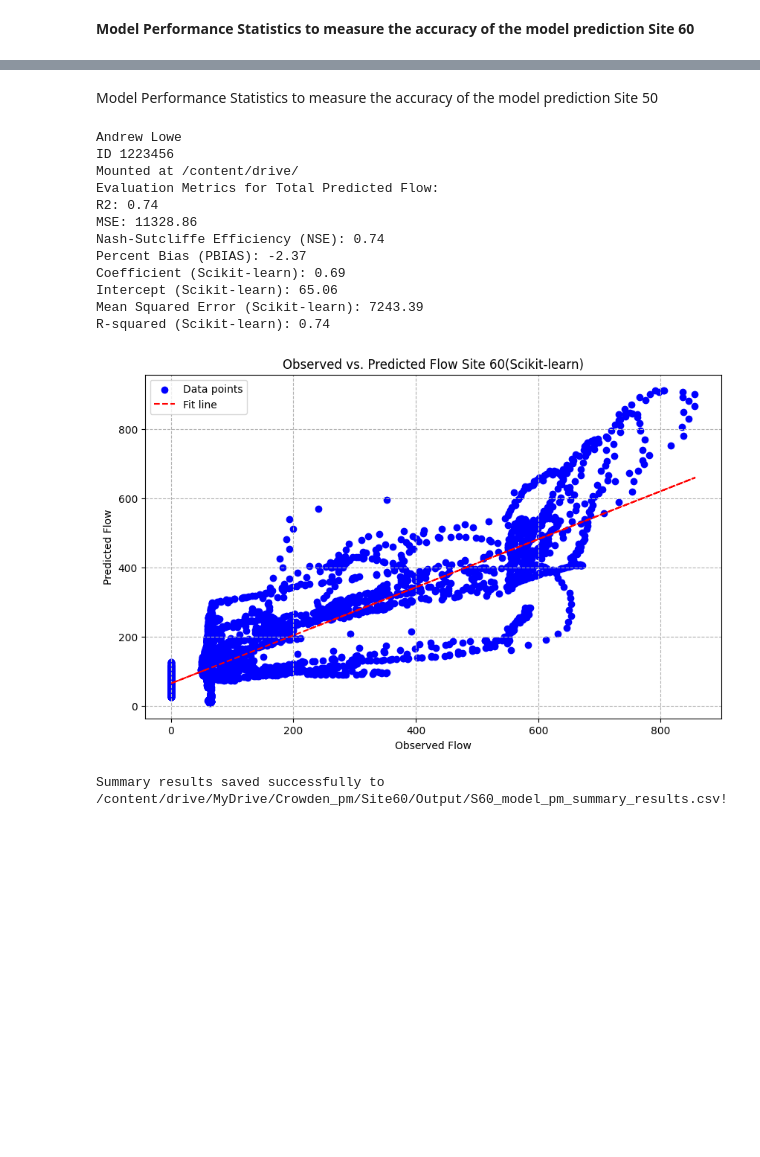
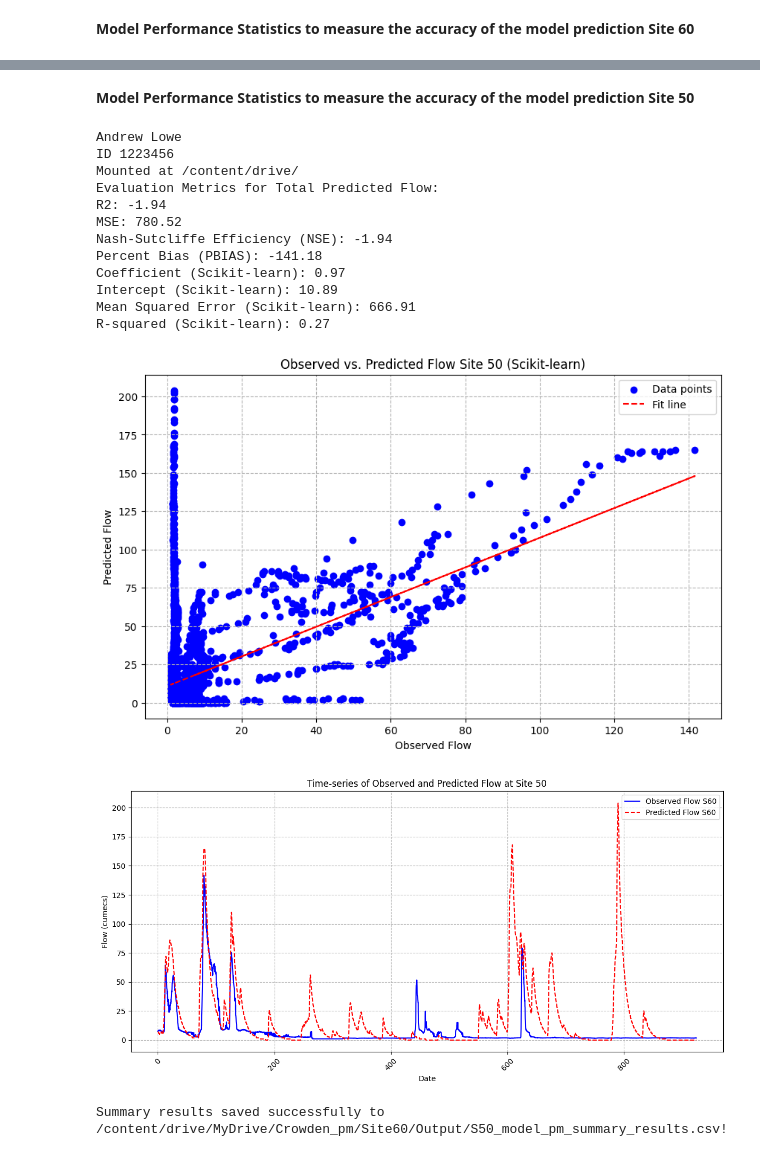
Before and after one commit to AndrewLoweUoM/lake_district, a Jupyter notebook: Crowden_Model_Performance.ipynb, the cells around one changed output, grey strips where cells are left out. Cells and saved outputs as stored; diff of their text form; code cells hidden in the pictures; blank space fills up the shorter version.

```diff
--- a/Crowden_Model_Performance.ipynb
+++ b/Crowden_Model_Performance.ipynb
@@ -46,5 +190,5 @@ This Python code evaulates the accuarcy of the predicted flows against the obser
 # %% [markdown]
-Model Performance Statistics to measure the accuracy of the model prediction Site 50
+**Model Performance Statistics to measure the accuracy of the model prediction Site 50**
 # %%
 # Check model accuracy using performance measures.
 
@@ -66,7 +210,7 @@ print('ID 1223456')
 drive.mount('/content/drive/', force_remount=True)
 
 # Load the flow data CSV file from Google Drive (files in folder 'Previous Input Files')
-file_path = '/content/drive/MyDrive/Crowden_pm/Site60/Input/S50_TS_2018_ReFH.csv'
+file_path = '/content/drive/MyDrive/Crowden_pm/Site50/Input/S50_TS_2018_ReFH.csv'
 
 # Read flow data from CSV file
 flow_data = pd.read_csv(file_path)
@@ -74,6 +218,7 @@ flow_data = pd.read_csv(file_path)
 # Extract the first and second columns of data
 obs_data = flow_data['Observed Flow S50']
 pred_data = flow_data['Predicted Flow S50']
+time = flow_data['Time']
 
 # EVALUATE THE PERFORMANCE OF THE RUNOFF MODEL
 
@@ -127,41 +272,57 @@ r2_sklearn = r2_score(pred_flow_y, pred_flow_y_pred_sklearn)
 print(f"Mean Squared Error (Scikit-learn): {mse_sklearn:.2f}")
 print(f"R-squared (Scikit-learn): {r2_sklearn:.2f}")
 
 # CREATE SCATTER PLOT OF OBSERVED FLOW AND PREDICTED FLOW
 
 # Scatter plot of actual vs. predicted values and fitting a linear regression model using Scikit-learn
 plt.figure(figsize=(10, 6))
 plt.scatter(obs_data, pred_data, color='blue', label='Data points')
 plt.plot(obs_data, pred_flow_y_pred_sklearn, color='red', linestyle='--', label='Fit line')
 plt.xlabel('Observed Flow')
 plt.ylabel('Predicted Flow')
-plt.title('Observed vs. Predicted Flow Site 50(Scikit-learn)')
+plt.title('Observed vs. Predicted Flow Site 50 (Scikit-learn)')
 plt.legend()
 plt.grid(True, which="both", ls="--", color='0.7')
+plt.show()
+
+# CREATE TIME-SERIES PLOT OF OBSERVED AND PREDICTED FLOW
+
+# Time-series plot of observed and predicted flow
+plt.figure(figsize=(12, 6))
+plt.plot(time, obs_data, label='Observed Flow S50', color='blue')
+plt.plot(time, pred_data, label='Predicted Flow S50', color='red', linestyle='--')
+plt.xlabel('Date')
+plt.ylabel('Flow (cumecs)')
+plt.title('Time-series of Observed and Predicted Flow at Site 50')
+plt.legend()
+plt.grid(True, which="both", ls="--", color='0.7')
+plt.xticks(rotation=45)
+plt.tight_layout()
 plt.show()
 
 # Write summary results to a CSV file
 summary_results = {
     'Metric': ['R2 (Total)', 'MSE (Total)', 'NSE', 'PBIAS', 'Coefficient (Sklearn)', 'Intercept (Sklearn)', 'MSE (Sklearn)', 'R2 (Sklearn)'],
     'Value': [f"{r2_total:.2f}", f"{mse_total:.2f}", f"{nse:.2f}", f"{pbias:.2f}", f"{coef_sklearn:.2f}", f"{intercept_sklearn:.2f}", f"{mse_sklearn:.2f}", f"{r2_sklearn:.2f}"]
 }
 
 summary_df = pd.DataFrame(summary_results)
 summary_file_path = '/content/drive/MyDrive/Crowden_pm/Site60/Output/S50_model_pm_summary_results.csv'
 summary_df.to_csv(summary_file_path, index=False)
 print(f"Summary results saved successfully to {summary_file_path}!")
 # %% [output]
 Andrew Lowe
 ID 1223456
 Mounted at /content/drive/
 Evaluation Metrics for Total Predicted Flow:
-R2: 0.74
-MSE: 11328.86
-Nash-Sutcliffe Efficiency (NSE): 0.74
-Percent Bias (PBIAS): -2.37
-Coefficient (Scikit-learn): 0.69
-Intercept (Scikit-learn): 65.06
-Mean Squared Error (Scikit-learn): 7243.39
-R-squared (Scikit-learn): 0.74
+R2: -1.94
+MSE: 780.52
+Nash-Sutcliffe Efficiency (NSE): -1.94
+Percent Bias (PBIAS): -141.18
+Coefficient (Scikit-learn): 0.97
+Intercept (Scikit-learn): 10.89
+Mean Squared Error (Scikit-learn): 666.91
+R-squared (Scikit-learn): 0.27
-[figure, old version]
+[figure, new version]
+[figure, added]
-Summary results saved successfully to /content/drive/MyDrive/Crowden_pm/Site60/Output/S60_model_pm_summary_results.csv!
+Summary results saved successfully to /content/drive/MyDrive/Crowden_pm/Site60/Output/S50_model_pm_summary_results.csv!
```
Also changed, not shown: parts of 4 cells of this notebook.
